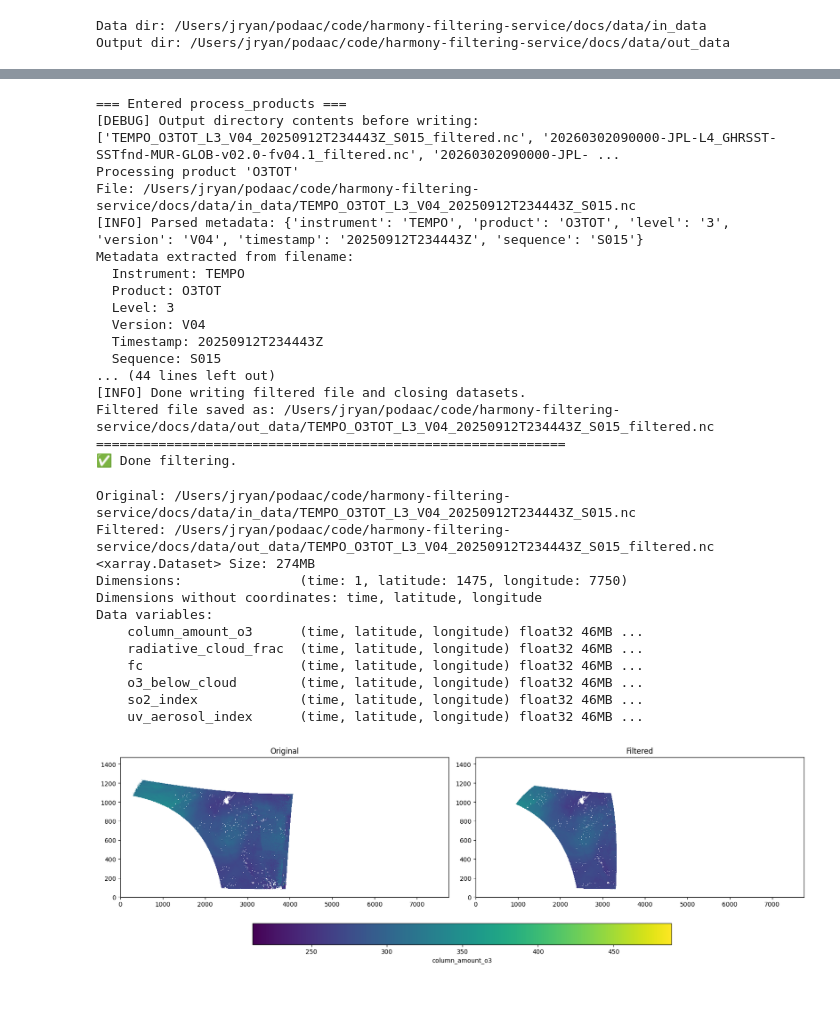
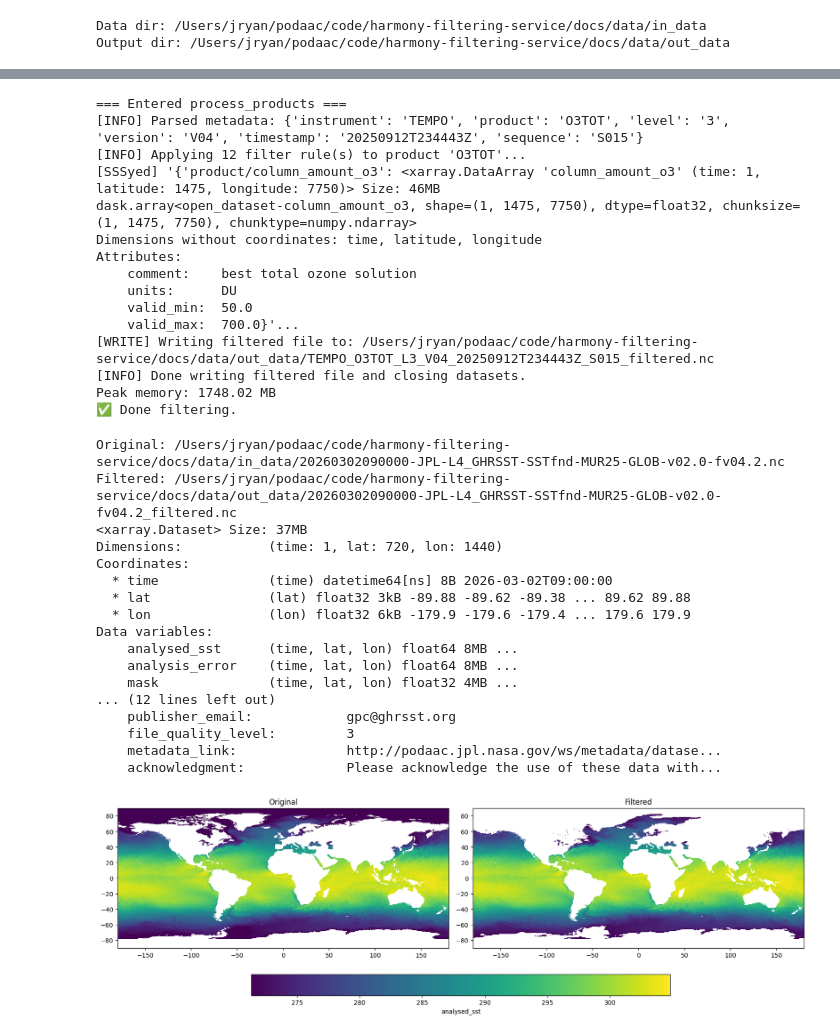
Before and after one commit to nasa/harmony-filtering-service, a Jupyter notebook: docs/filtering_demo.ipynb, the cells around one changed output, grey strips where cells are left out. Drawn from its saved outputs; the diff is of its cells as text; code cells hidden in the pictures; blank space fills up the shorter version.

Commit message:
issue/5 Performance and memory optimizations for better handling of large MUR dataset

```diff
--- a/docs/filtering_demo.ipynb
+++ b/docs/filtering_demo.ipynb
@@ -55,25 +56,25 @@ config
 # %%
 # 4️⃣ Run the filtering pipeline
-#process_products(settings, {"MUR": config["MUR"]}, "20260302090000-JPL-L4_GHRSST-SSTfnd-MUR-GLOB-v02.0-fv04.1.nc", "analysed_sst")
+#process_products(settings, {"MUR": config["MUR"]}, "20260302090000-JPL-L4_GHRSST-SSTfnd-MUR25-GLOB-v02.0-fv04.2.nc", "analysed_sst")
 process_products(settings, {"O3TOT": config["O3TOT"]}, "TEMPO_O3TOT_L3_V04_20250912T234443Z_S015.nc", "product/column_amount_o3")
+peak = resource.getrusage(resource.RUSAGE_SELF).ru_maxrss
+print(f"Peak memory: {peak / (1024**2):.2f} MB", flush=True)  # B to MB on MacOS
 print("✅ Done filtering.")
 # %% [output]
 === Entered process_products ===
-[DEBUG] Output directory contents before writing: ['TEMPO_O3TOT_L3_V04_20250912T234443Z_S015_filtered.nc', '20260302090000-JPL-L4_GHRSST-SSTfnd-MUR-GLOB-v02.0-fv04.1_filtered.nc', '20260302090000-JPL- ...
-Processing product 'O3TOT'
-File: /Users/jryan/podaac/code/harmony-filtering-service/docs/data/in_data/TEMPO_O3TOT_L3_V04_20250912T234443Z_S015.nc
 [INFO] Parsed metadata: {'instrument': 'TEMPO', 'product': 'O3TOT', 'level': '3', 'version': 'V04', 'timestamp': '20250912T234443Z', 'sequence': 'S015'}
-Metadata extracted from filename:
-  Instrument: TEMPO
-  Product: O3TOT
-  Level: 3
-  Version: V04
-  Timestamp: 20250912T234443Z
-  Sequence: S015
-... (44 lines left out)
+[INFO] Applying 12 filter rule(s) to product 'O3TOT'...
+[SSSyed] '{'product/column_amount_o3': <xarray.DataArray 'column_amount_o3' (time: 1, latitude: 1475, longitude: 7750)> Size: 46MB
+dask.array<open_dataset-column_amount_o3, shape=(1, 1475, 7750), dtype=float32, chunksize=(1, 1475, 7750), chunktype=numpy.ndarray>
+Dimensions without coordinates: time, latitude, longitude
+Attributes:
+    comment:    best total ozone solution
+    units:      DU
+    valid_min:  50.0
+    valid_max:  700.0}'...
+[WRITE] Writing filtered file to: /Users/jryan/podaac/code/harmony-filtering-service/docs/data/out_data/TEMPO_O3TOT_L3_V04_20250912T234443Z_S015_filtered.nc
 [INFO] Done writing filtered file and closing datasets.
-Filtered file saved as: /Users/jryan/podaac/code/harmony-filtering-service/docs/data/out_data/TEMPO_O3TOT_L3_V04_20250912T234443Z_S015_filtered.nc
-============================================================
+Peak memory: 1748.02 MB
 ✅ Done filtering.
 # %%
 from pathlib import Path
@@ -85,7 +86,11 @@ if test == "TEMPO":
     #var_name = "vertical_column_stratosphere"
     var_name = "column_amount_o3"
 elif test == "MUR":
-    file_pattern = "*-JPL-L4*"
+    file_pattern = "*-JPL-L4*fv04.1*"
+    group = "/"
+    var_name = "analysed_sst"
+elif test == "MUR25":
+    file_pattern = "*-JPL-L4*fv04.2*"
     group = "/"
     var_name = "analysed_sst"
 else:
@@ -121,42 +126,47 @@ def to_2d(da):
         raise ValueError(f"Cannot make 2D from dims {da2.dims}")
     return da2
 
 
 da_o2 = to_2d(da_orig)
 da_f2 = to_2d(da_filt)
 
 # 4️⃣ plot side by side with common color scale
 fig, (ax1, ax2) = plt.subplots(1, 2, figsize=(16, 5), constrained_layout=True)
 
 # first get color limits from the original
 vmin, vmax = float(da_o2.min()), float(da_o2.max())
 
 im1 = da_o2.plot.pcolormesh(ax=ax1, add_colorbar=False, vmin=vmin, vmax=vmax)
 ax1.set_title("Original")
 ax1.set_xlabel("")
 ax1.set_ylabel("")
 
 im2 = da_f2.plot.pcolormesh(ax=ax2, add_colorbar=False, vmin=vmin, vmax=vmax)
 ax2.set_title("Filtered")
 ax2.set_xlabel("")
 ax2.set_ylabel("")
 
 # 5️⃣ shared colorbar
 cbar = fig.colorbar(im2, ax=(ax1, ax2), orientation="horizontal", pad=0.1)
 cbar.set_label(var_name)
 
 plt.show()
 # %% [output]
-Original: /Users/jryan/podaac/code/harmony-filtering-service/docs/data/in_data/TEMPO_O3TOT_L3_V04_20250912T234443Z_S015.nc
-Filtered: /Users/jryan/podaac/code/harmony-filtering-service/docs/data/out_data/TEMPO_O3TOT_L3_V04_20250912T234443Z_S015_filtered.nc
-<xarray.Dataset> Size: 274MB
-Dimensions:               (time: 1, latitude: 1475, longitude: 7750)
-Dimensions without coordinates: time, latitude, longitude
+Original: /Users/jryan/podaac/code/harmony-filtering-service/docs/data/in_data/20260302090000-JPL-L4_GHRSST-SSTfnd-MUR25-GLOB-v02.0-fv04.2.nc
+Filtered: /Users/jryan/podaac/code/harmony-filtering-service/docs/data/out_data/20260302090000-JPL-L4_GHRSST-SSTfnd-MUR25-GLOB-v02.0-fv04.2_filtered.nc
+<xarray.Dataset> Size: 37MB
+Dimensions:           (time: 1, lat: 720, lon: 1440)
+Coordinates:
+  * time              (time) datetime64[ns] 8B 2026-03-02T09:00:00
+  * lat               (lat) float32 3kB -89.88 -89.62 -89.38 ... 89.62 89.88
+  * lon               (lon) float32 6kB -179.9 -179.6 -179.4 ... 179.6 179.9
 Data variables:
-    column_amount_o3      (time, latitude, longitude) float32 46MB ...
-    radiative_cloud_frac  (time, latitude, longitude) float32 46MB ...
-    fc                    (time, latitude, longitude) float32 46MB ...
-    o3_below_cloud        (time, latitude, longitude) float32 46MB ...
-    so2_index             (time, latitude, longitude) float32 46MB ...
-    uv_aerosol_index      (time, latitude, longitude) float32 46MB ...
+    analysed_sst      (time, lat, lon) float64 8MB ...
+    analysis_error    (time, lat, lon) float64 8MB ...
+    mask              (time, lat, lon) float32 4MB ...
+... (12 lines left out)
+    publisher_email:            gpc@ghrsst.org
+    file_quality_level:         3
+    metadata_link:              http://podaac.jpl.nasa.gov/ws/metadata/datase...
+    acknowledgment:             Please acknowledge the use of these data with...
-[figure, old version]
+[figure, new version]
```
Also changed, not shown: parts of 2 cells of this notebook, 5 other files.
